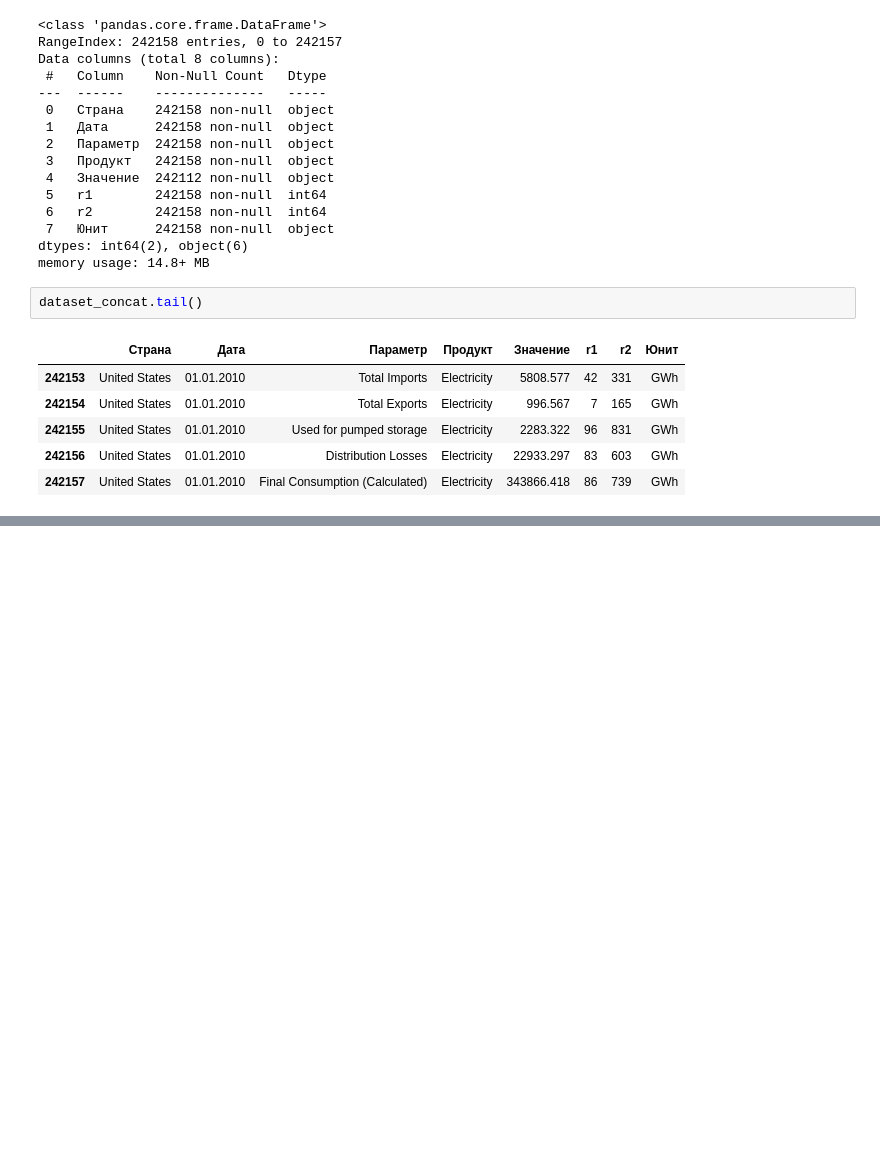
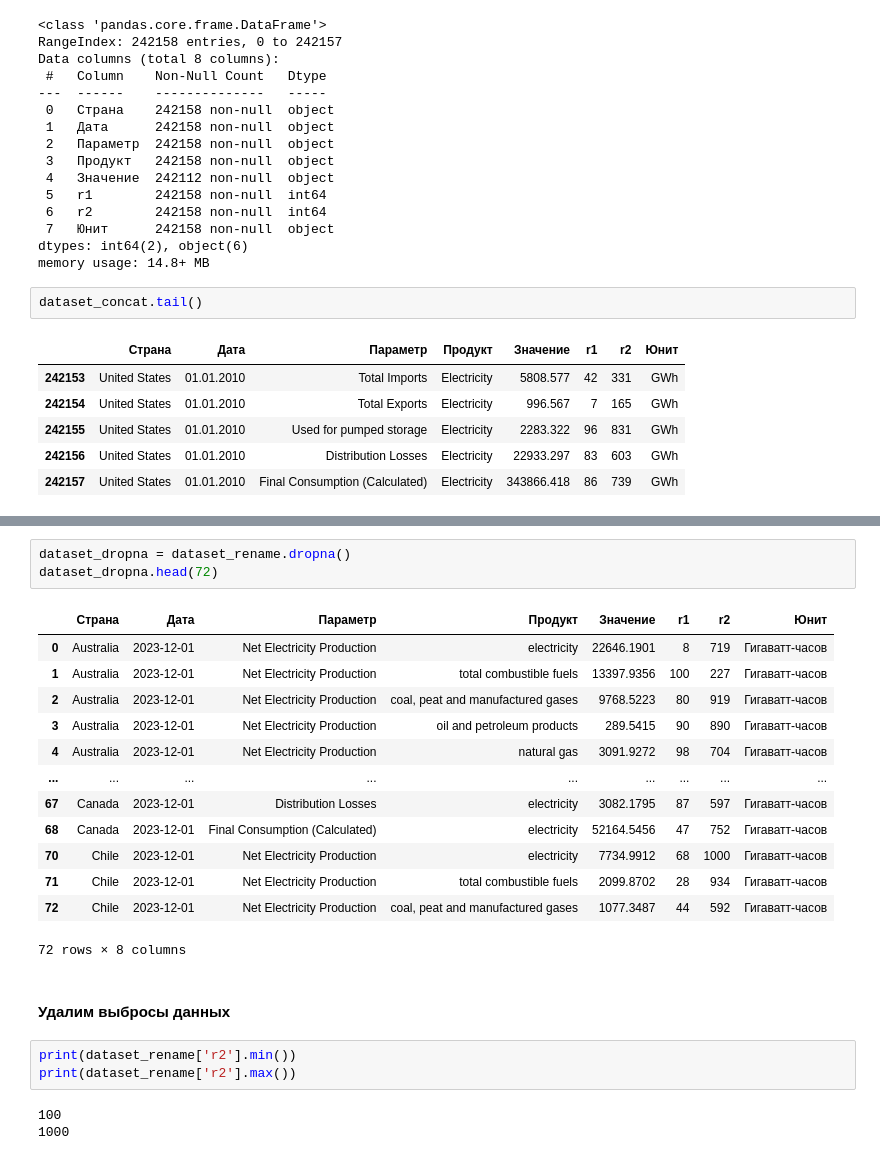
Before and after one commit to Kolyadob/pandas_analytics, a Jupyter notebook: pandas_predobrabotka.ipynb, the cells around one changed output, grey strips where cells are left out. Saved outputs shown, nothing was run; the diff lists cells and outputs as text; blank space fills up the shorter version.

```diff
--- a/pandas_predobrabotka.ipynb
+++ b/pandas_predobrabotka.ipynb
@@ -184,0 +295,25 @@ dataset_concat.tail()
+# %%
+dataset_dropna = dataset_rename.dropna()
+dataset_dropna.head(72)
+# %% [output]
+|  | Страна | Дата | Параметр | Продукт | Значение | r1 | r2 | Юнит |
+| 0 | Australia | 2023-12-01 | Net Electricity Production | electricity | 22646.1901 | 8 | 719 | Гигаватт-часов |
+| 1 | Australia | 2023-12-01 | Net Electricity Production | total combustible fuels | 13397.9356 | 100 | 227 | Гигаватт-часов |
+| 2 | Australia | 2023-12-01 | Net Electricity Production | coal, peat and manufactured gases | 9768.5223 | 80 | 919 | Гигаватт-часов |
+| 3 | Australia | 2023-12-01 | Net Electricity Production | oil and petroleum products | 289.5415 | 90 | 890 | Гигаватт-часов |
+| 4 | Australia | 2023-12-01 | Net Electricity Production | natural gas | 3091.9272 | 98 | 704 | Гигаватт-часов |
+| ... | ... | ... | ... | ... | ... | ... | ... | ... |
+| 67 | Canada | 2023-12-01 | Distribution Losses | electricity | 3082.1795 | 87 | 597 | Гигаватт-часов |
+| 68 | Canada | 2023-12-01 | Final Consumption (Calculated) | electricity | 52164.5456 | 47 | 752 | Гигаватт-часов |
+| 70 | Chile | 2023-12-01 | Net Electricity Production | electricity | 7734.9912 | 68 | 1000 | Гигаватт-часов |
+| 71 | Chile | 2023-12-01 | Net Electricity Production | total combustible fuels | 2099.8702 | 28 | 934 | Гигаватт-часов |
+| 72 | Chile | 2023-12-01 | Net Electricity Production | coal, peat and manufactured gases | 1077.3487 | 44 | 592 | Гигаватт-часов |
+72 rows × 8 columns
+# %% [markdown]
+#### Удалим выбросы данных
+# %%
+print(dataset_rename['r2'].min())
+print(dataset_rename['r2'].max())
+# %% [output]
+100
+1000
```
Also changed, not shown: parts of 24 cells of this notebook.
